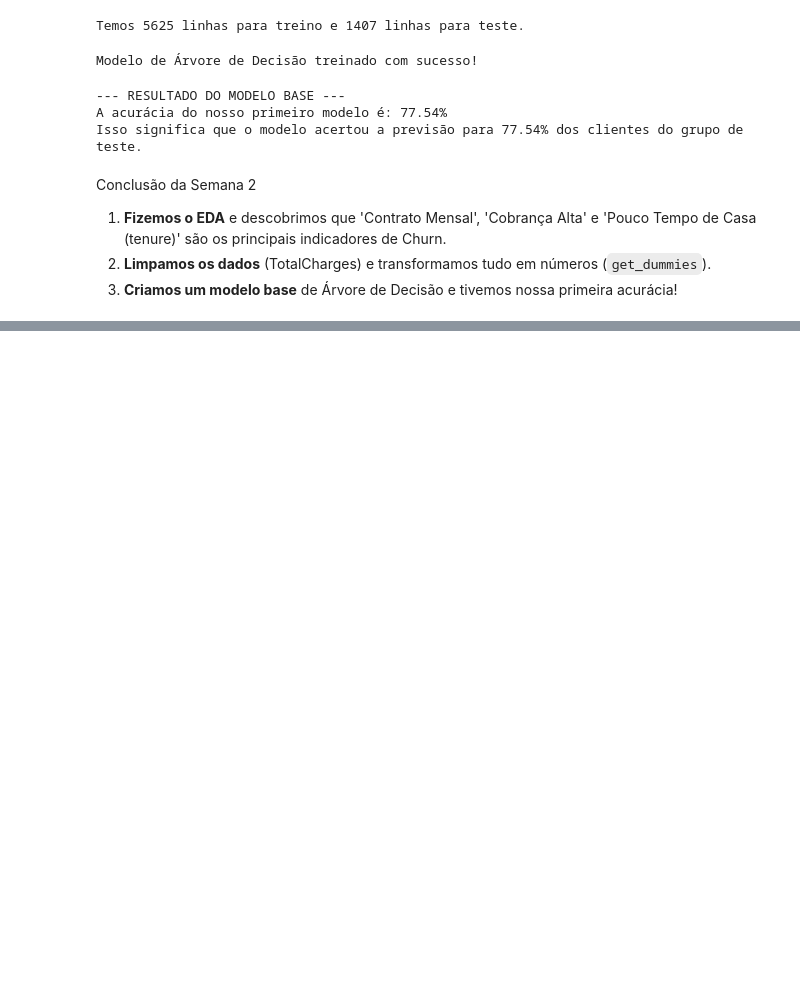
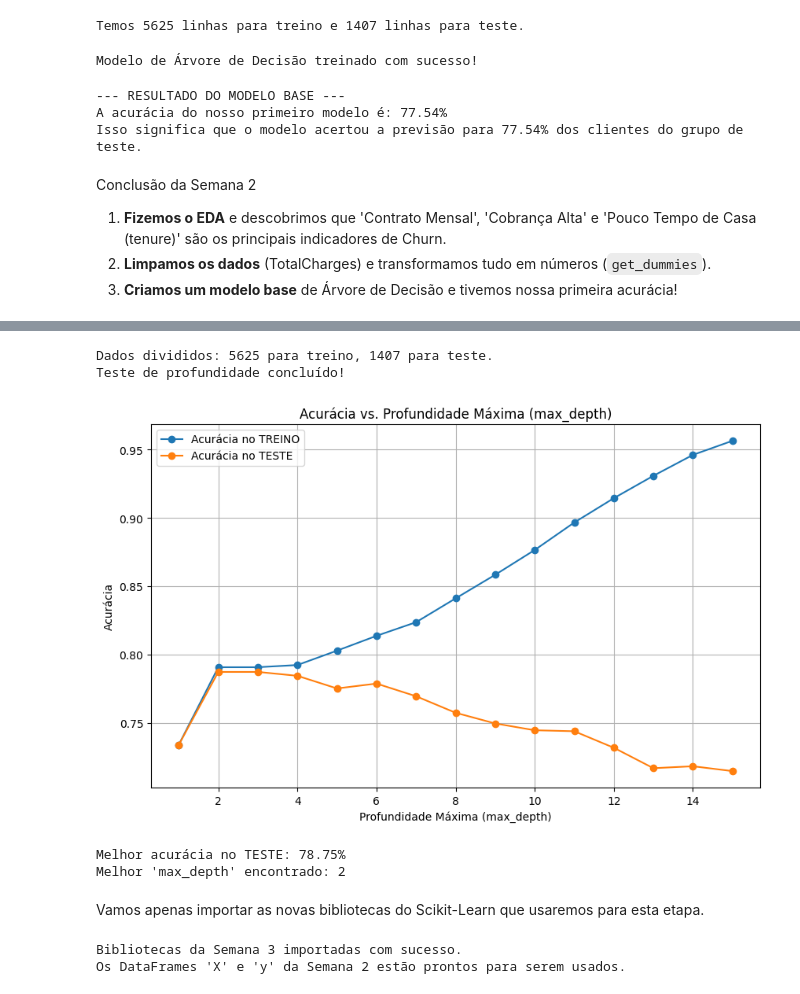
Before and after one commit to BrunoMontijo/projeto-churn, a Jupyter notebook: analise_churn.ipynb, the cells around one changed output, grey strips where cells are left out. Cells and saved outputs as stored; diff of their text form; code cells hidden in the pictures; blank space fills up the shorter version.

```diff
--- a/analise_churn.ipynb
+++ b/analise_churn.ipynb
@@ -248,0 +285,63 @@ Conclusão da Semana 2
+# %%
+# Primeiro, vamos separar os dados em Treino e Teste (80/20)
+# Usaremos 'random_state=42' para garantir que nossos resultados sejam sempre os mesmos
+X_train, X_test, y_train, y_test = train_test_split(X, y, test_size=0.2, random_state=42)
+
+print(f"Dados divididos: {len(X_train)} para treino, {len(X_test)} para teste.")
+
+# --- Loop de Teste do max_depth ---
+acc_treino = []
+acc_teste = []
+intervalo_depth = range(1, 16)
+
+for depth in intervalo_depth:
+    modelo_temp = DecisionTreeClassifier(max_depth=depth, random_state=42)
+    modelo_temp.fit(X_train, y_train)
+
+    acc_treino.append( accuracy_score(y_train, modelo_temp.predict(X_train)) )
+    acc_teste.append( accuracy_score(y_test, modelo_temp.predict(X_test)) )
+
+print("Teste de profundidade concluído!")
+
+# --- Plotar o Gráfico ---
+plt.figure(figsize=(10, 6))
+plt.plot(intervalo_depth, acc_treino, label='Acurácia no TREINO', marker='o')
+plt.plot(intervalo_depth, acc_teste, label='Acurácia no TESTE', marker='o')
+plt.title('Acurácia vs. Profundidade Máxima (max_depth)')
+plt.xlabel('Profundidade Máxima (max_depth)')
+plt.ylabel('Acurácia')
+plt.legend()
+plt.grid(True)
+plt.show()
+
+# Encontrar a melhor profundidade (o pico da linha laranja)
+best_depth = intervalo_depth[acc_teste.index(max(acc_teste))]
+print(f"\nMelhor acurácia no TESTE: {max(acc_teste)*100:.2f}%")
+print(f"Melhor 'max_depth' encontrado: {best_depth}")
+# %% [output]
+Dados divididos: 5625 para treino, 1407 para teste.
+Teste de profundidade concluído!
+[figure, added]
+Melhor acurácia no TESTE: 78.75%
+Melhor 'max_depth' encontrado: 2
+# %% [markdown]
+Vamos apenas importar as novas bibliotecas do Scikit-Learn que usaremos para esta etapa.
+# %%
+# --- Preparação para a Semana 3 ---
+
+# Importando as novas ferramentas de modelagem e métricas
+from sklearn.model_selection import cross_val_score  # Para a Validação Cruzada
+from sklearn.linear_model import LogisticRegression  # Novo modelo
+from sklearn.ensemble import RandomForestClassifier   # Novo modelo
+from sklearn.metrics import classification_report, confusion_matrix # Novas métricas
+
+# Importando ferramentas que já usamos, só por garantia
+from sklearn.model_selection import train_test_split
+from sklearn.tree import DecisionTreeClassifier
+from sklearn.metrics import accuracy_score
+
+print("Bibliotecas da Semana 3 importadas com sucesso.")
+print("Os DataFrames 'X' e 'y' da Semana 2 estão prontos para serem usados.")
+# %% [output]
+Bibliotecas da Semana 3 importadas com sucesso.
+Os DataFrames 'X' e 'y' da Semana 2 estão prontos para serem usados.
```
Also changed, not shown: parts of 10 cells of this notebook.
